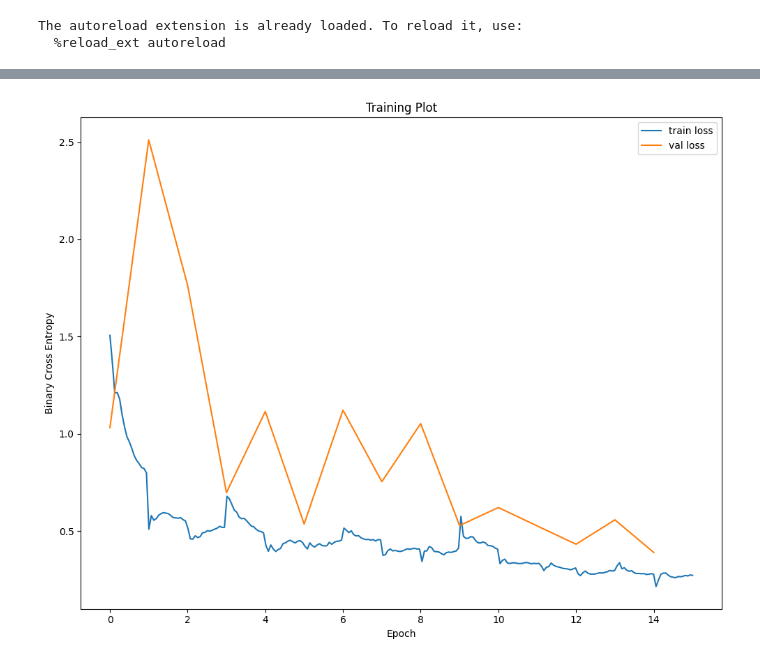
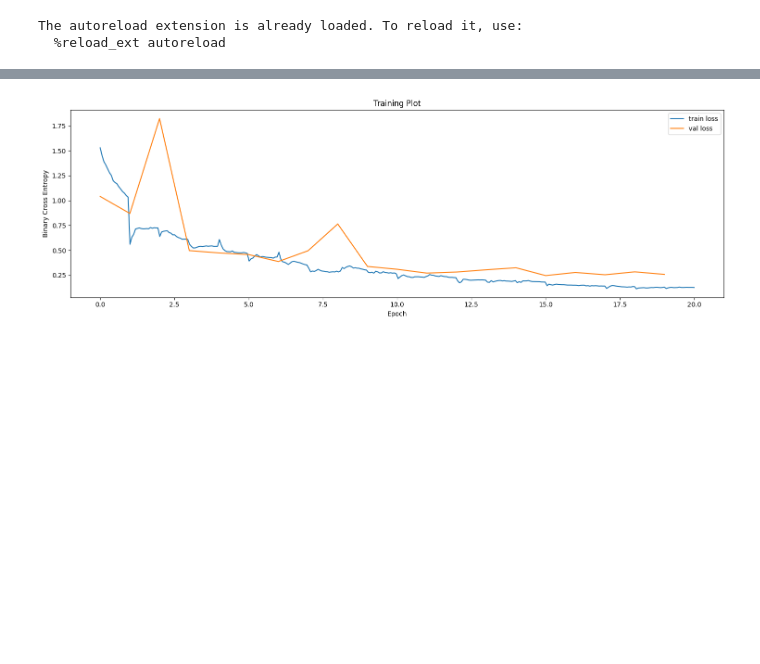
Before and after one commit to MoaazK/unet-transformer, a Jupyter notebook: src/Analyze.ipynb, the cells around one changed output, grey strips where cells are left out. Drawn from its saved outputs; the diff is of its cells as text; code cells hidden in the pictures; blank space fills up the shorter version.

```diff
--- a/src/Analyze.ipynb
+++ b/src/Analyze.ipynb
@@ -38,22 +49,25 @@ val_loader = DataLoader(val_dataset, batch_size=32, shuffle=False, num_workers=4
 # %%
 train_metrics = Metrics(device, 2)
 val_metrics = Metrics(device, 2)
-epochs = 15
+epochs = 20
 
+train_loss_batch = []
 train_loss = []
 val_loss = []
 
-model = AttentionUNet((1, 32, 64, 128, 256, 512), True, True).to(device)
+model = AttentionUNet((1, 32, 64, 128, 256, 512, 1024), False, True).to(device)
+init_weights(model)
 criterion = DiceBCELoss(device).to(device=device)
-optimizer = torch.optim.Adam(model.parameters(), lr=1e-2, weight_decay=1e-5)
-scheduler = torch.optim.lr_scheduler.ReduceLROnPlateau(optimizer, factor=0.15, patience=2)
+optimizer = torch.optim.Adam(model.parameters(), lr=1e-3, weight_decay=1e-5)
+scheduler = torch.optim.lr_scheduler.ReduceLROnPlateau(optimizer, 'min', factor=0.15, patience=2)
 
 for epoch in range(1, epochs + 1):
     print(f'Epoch {epoch}/{epochs}')
     train_metrics.reset()
     val_metrics.reset()
     t1, t2 = train(model, criterion, optimizer, device, train_loader, train_metrics)
-    train_loss.extend(t1)
+    train_loss_batch.extend(t1)
+    train_loss.append(t2)
     val_loss.append(evaluate(model, criterion, device, val_loader, val_metrics))
     scheduler.step(val_loss[-1])
     train_agg_metrics = train_metrics.compute()
@@ -112,4 +126,4 @@ Epoch 12/15
 # %%
-plot_losses(train_loss, val_loss)
+plot_losses(train_loss_batch, val_loss)
 # %% [output]
-[figure, old version]
+[figure, new version]
```
Also changed, not shown: parts of 5 cells of this notebook, 4 other files.
